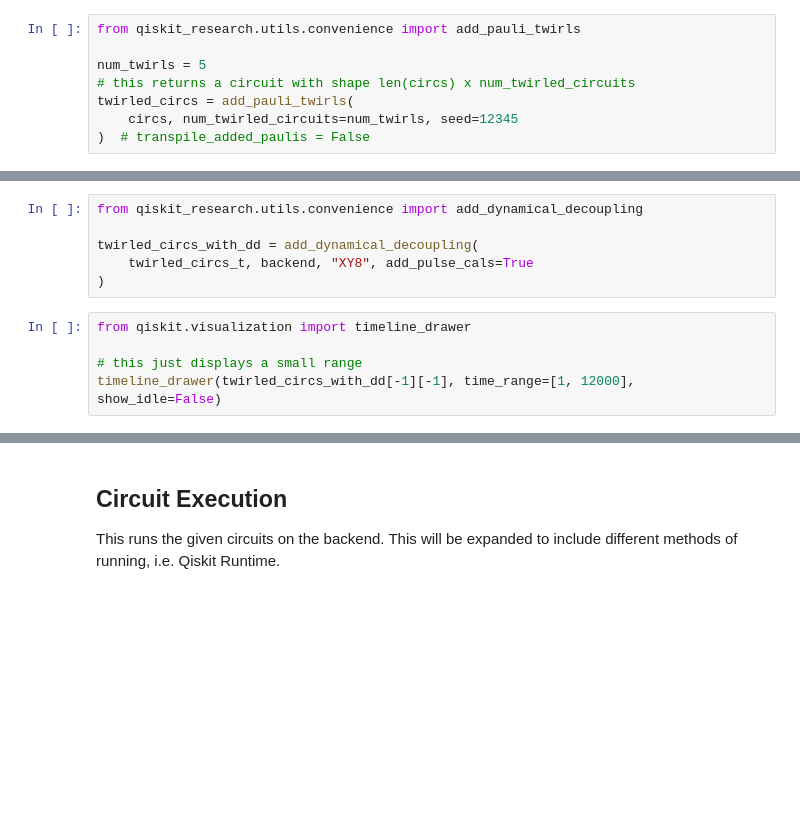
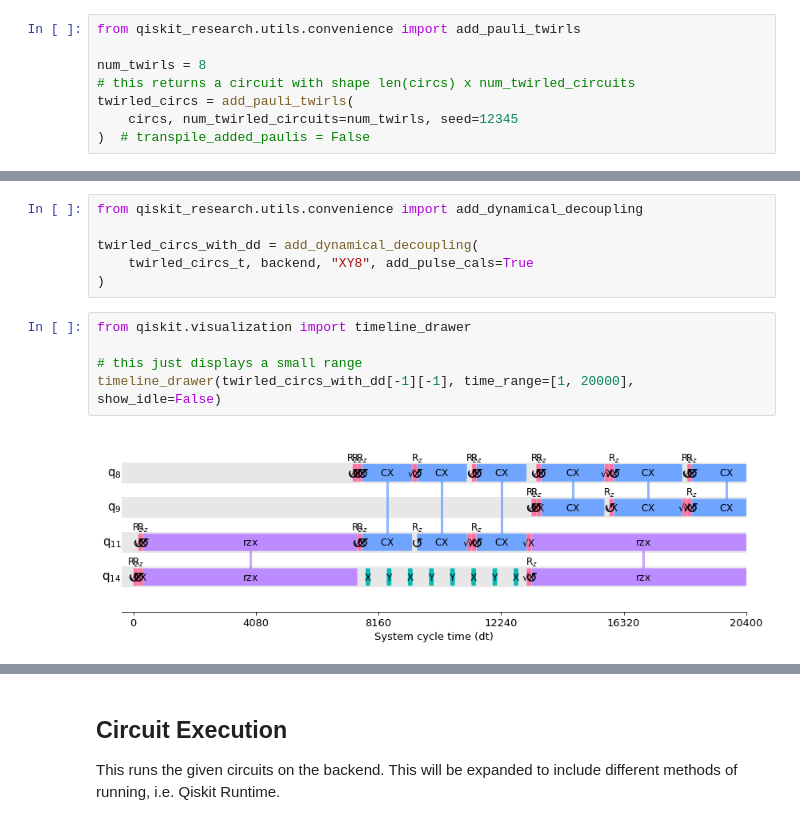
Before and after one commit to qiskit-community/qiskit-research, a Jupyter notebook: docs/getting_started.ipynb, the cells around one changed output, grey strips where cells are left out. Cells and saved outputs as stored; diff of their text form; blank space fills up the shorter version.

```diff
--- a/docs/getting_started.ipynb
+++ b/docs/getting_started.ipynb
@@ -153,7 +188,7 @@ Pauli twirling is a form of randomized compiling that inserts pairs of Pauli gat
 # %%
 from qiskit_research.utils.convenience import add_pauli_twirls
 
-num_twirls = 5
+num_twirls = 8
 # this returns a circuit with shape len(circs) x num_twirled_circuits
 twirled_circs = add_pauli_twirls(
     circs, num_twirled_circuits=num_twirls, seed=12345
@@ -179,5 +216,7 @@ twirled_circs_with_dd = add_dynamical_decoupling(
 # %%
 from qiskit.visualization import timeline_drawer
 
 # this just displays a small range
-timeline_drawer(twirled_circs_with_dd[-1][-1], time_range=[1, 12000], show_idle=False)
+timeline_drawer(twirled_circs_with_dd[-1][-1], time_range=[1, 20000], show_idle=False)
+# %% [output]
+[figure, added]
```
Also changed, not shown: parts of 16 cells of this notebook, 1 other file.
